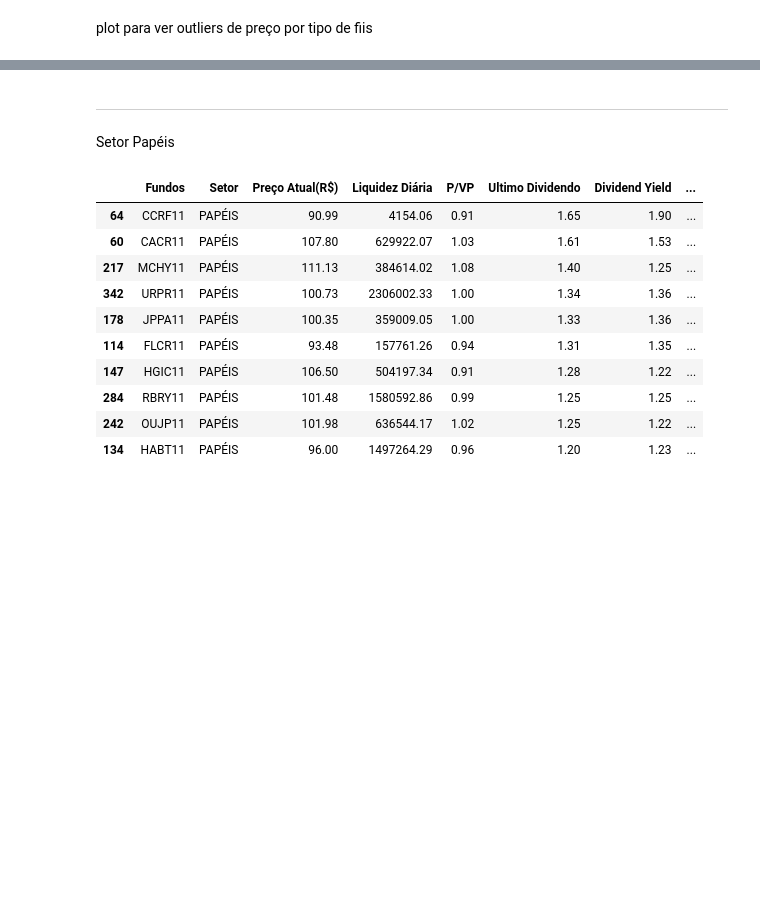
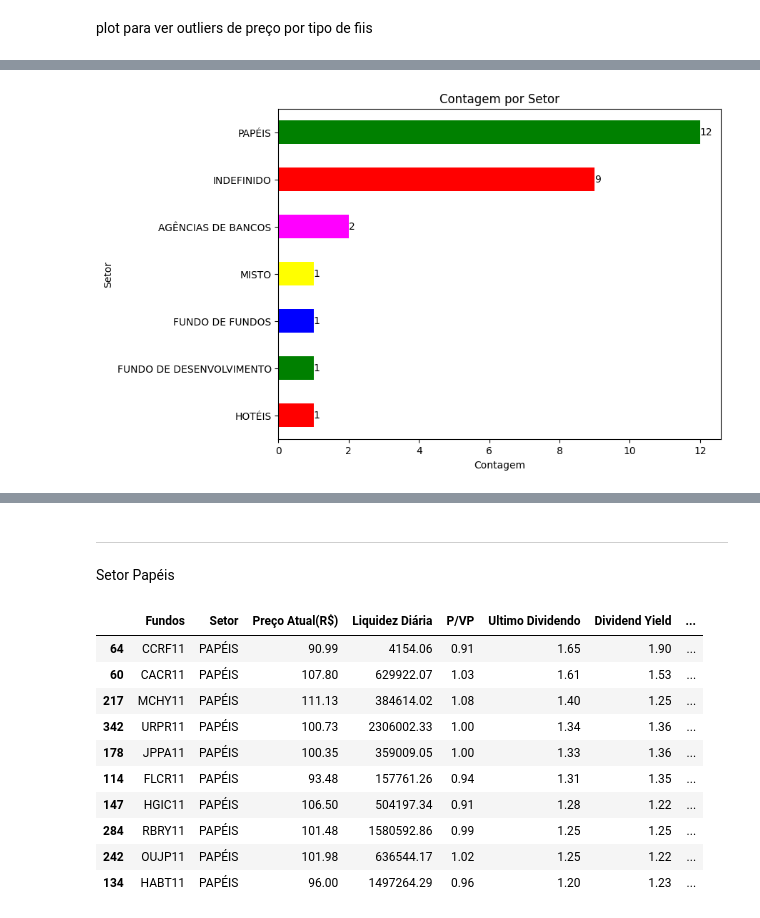
Before and after one commit to Riguini/Fundos-imobiliarios-FIIS-, a Jupyter notebook: FIIS.ipynb, the cells around one changed output, grey strips where cells are left out. Saved outputs shown, nothing was run; the diff lists cells and outputs as text; code cells hidden in the pictures; blank space fills up the shorter version.

Commit message:
novo

```diff
--- a/FIIS.ipynb
+++ b/FIIS.ipynb
@@ -261,0 +266,6 @@ plot para ver outliers de preço por tipo de fiis
+# %%
+df_teste = df[(df['P/VPA'] >= 1)]
+df_teste2 = df_teste[(df['Dividend Yield'] >= 1)]
+df_teste2 = df_teste2.sort_values(by='Ultimo Dividendo', ascending=False)
+pd.Dataframe=df_teste2
+df_teste2.head(10)
@@ -261,0 +285,4 @@ plot para ver outliers de preço por tipo de fiis
+# %%
+novo_df = df_teste2[['Setor','Fundos', 'Ultimo Dividendo', 'P/VPA']]
+# %%
+novo_df = novo_df.sort_values(by='Ultimo Dividendo', ascending=False)
@@ -261,0 +320,13 @@ plot para ver outliers de preço por tipo de fiis
+# %%
+contagem_setor = novo_df['Setor'].value_counts().sort_values(ascending=True)
+cores = ['red', 'green', 'blue', 'yellow', 'magenta']
+ax = contagem_setor.plot(kind='barh', figsize=(8, 6), color=cores)
+plt.title('Contagem por Setor')
+plt.xlabel('Contagem')
+plt.ylabel('Setor')
+for i, v in enumerate(contagem_setor):
+    ax.text(v, i, str(v), ha='left', va='center')
+
+plt.show()
+# %% [output]
+[figure, added]
```
Also changed, not shown: parts of 24 cells of this notebook.
